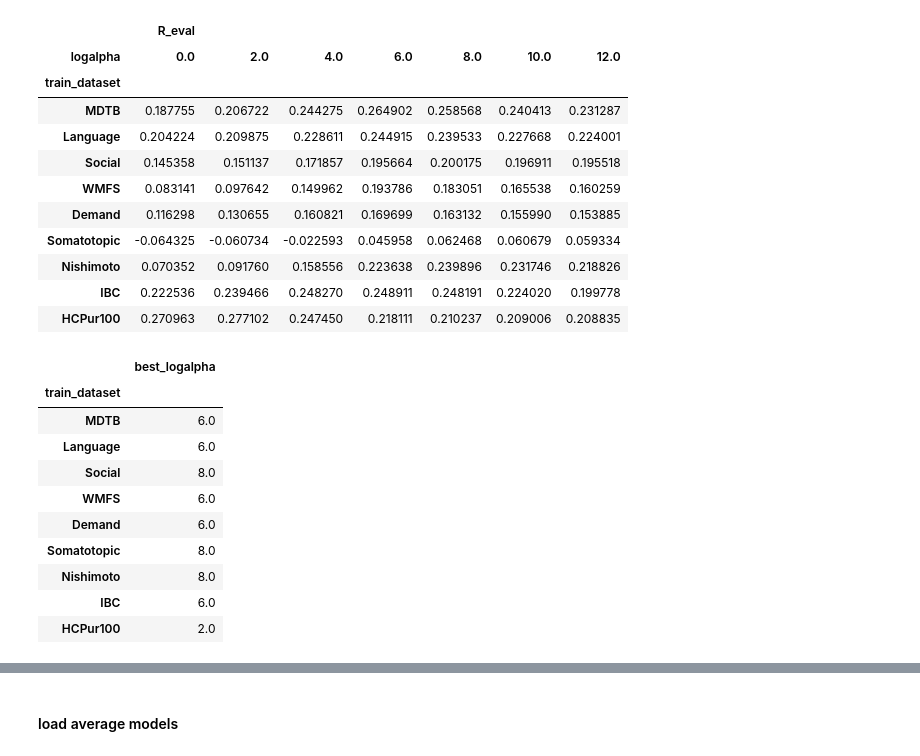
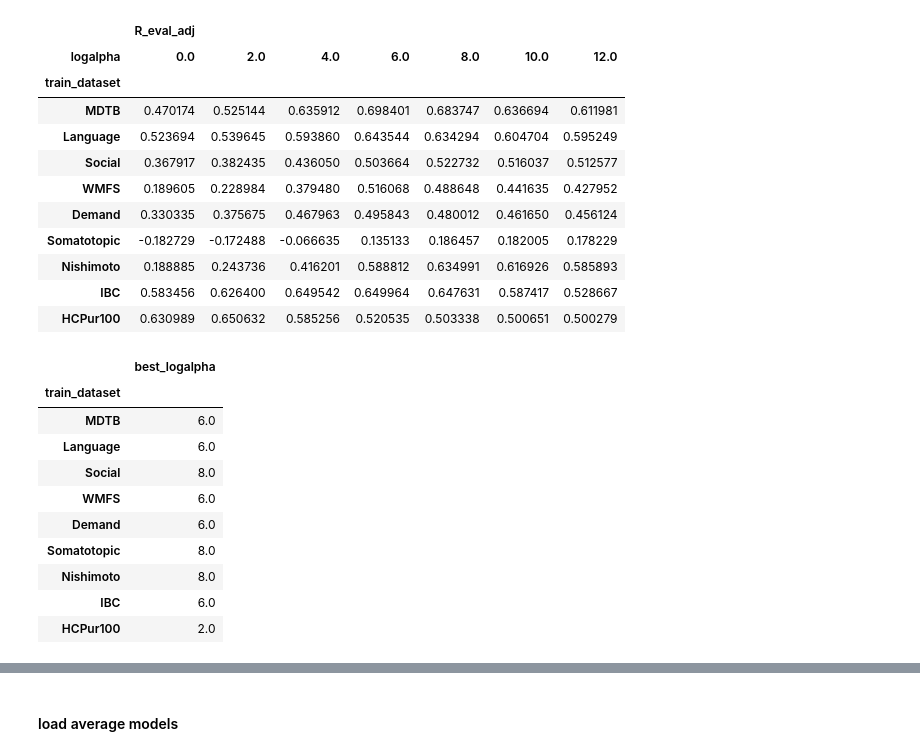
Before and after one commit to DiedrichsenLab/cortico_cereb_connectivity, a Jupyter notebook: notebooks/9. Method_comparison/group_model_comparison.ipynb, the cells around one changed output, grey strips where cells are left out. Drawn from its saved outputs; the diff is of its cells as text; code cells hidden in the pictures.

```diff
--- a/notebooks/9. Method_comparison/group_model_comparison.ipynb
+++ b/notebooks/9. Method_comparison/group_model_comparison.ipynb
@@ -51,27 +46,27 @@ df_NNLS.logalpha.fillna(-np.inf, inplace=True)
 # %%
 # group L2reg
 A = pd.pivot_table(df_L2reg[df_L2reg.train_dataset != df_L2reg.eval_dataset], index=['train_dataset'],
-                   columns=['logalpha'],values=['R_eval'],aggfunc='mean').reindex(train_ds_list)
+                   columns=['logalpha'],values=['R_eval_adj'],aggfunc='mean').reindex(train_ds_list)
 display(A)
 B = np.nan_to_num(A.values)
 ind = B.argmax(axis=1)
 log_a = np.array(A.columns.get_level_values(1)[ind])
 bestla = pd.DataFrame(log_a,index=A.index,columns=['best_logalpha'])
 display(bestla)
 df_L2reg['isbest'] = df_L2reg.logalpha.values == bestla.loc[df_L2reg.train_dataset].values.flatten()
 # %% [output]
-|  | R_eval |  |  |  |  |  |  |
+|  | R_eval_adj |  |  |  |  |  |  |
 | logalpha | 0.0 | 2.0 | 4.0 | 6.0 | 8.0 | 10.0 | 12.0 |
 | train_dataset |  |  |  |  |  |  |  |
-| MDTB | 0.187755 | 0.206722 | 0.244275 | 0.264902 | 0.258568 | 0.240413 | 0.231287 |
-| Language | 0.204224 | 0.209875 | 0.228611 | 0.244915 | 0.239533 | 0.227668 | 0.224001 |
-| Social | 0.145358 | 0.151137 | 0.171857 | 0.195664 | 0.200175 | 0.196911 | 0.195518 |
-| WMFS | 0.083141 | 0.097642 | 0.149962 | 0.193786 | 0.183051 | 0.165538 | 0.160259 |
-| Demand | 0.116298 | 0.130655 | 0.160821 | 0.169699 | 0.163132 | 0.155990 | 0.153885 |
-| Somatotopic | -0.064325 | -0.060734 | -0.022593 | 0.045958 | 0.062468 | 0.060679 | 0.059334 |
-| Nishimoto | 0.070352 | 0.091760 | 0.158556 | 0.223638 | 0.239896 | 0.231746 | 0.218826 |
-| IBC | 0.222536 | 0.239466 | 0.248270 | 0.248911 | 0.248191 | 0.224020 | 0.199778 |
-| HCPur100 | 0.270963 | 0.277102 | 0.247450 | 0.218111 | 0.210237 | 0.209006 | 0.208835 |
+| MDTB | 0.470174 | 0.525144 | 0.635912 | 0.698401 | 0.683747 | 0.636694 | 0.611981 |
+| Language | 0.523694 | 0.539645 | 0.593860 | 0.643544 | 0.634294 | 0.604704 | 0.595249 |
+| Social | 0.367917 | 0.382435 | 0.436050 | 0.503664 | 0.522732 | 0.516037 | 0.512577 |
+| WMFS | 0.189605 | 0.228984 | 0.379480 | 0.516068 | 0.488648 | 0.441635 | 0.427952 |
+| Demand | 0.330335 | 0.375675 | 0.467963 | 0.495843 | 0.480012 | 0.461650 | 0.456124 |
+| Somatotopic | -0.182729 | -0.172488 | -0.066635 | 0.135133 | 0.186457 | 0.182005 | 0.178229 |
+| Nishimoto | 0.188885 | 0.243736 | 0.416201 | 0.588812 | 0.634991 | 0.616926 | 0.585893 |
+| IBC | 0.583456 | 0.626400 | 0.649542 | 0.649964 | 0.647631 | 0.587417 | 0.528667 |
+| HCPur100 | 0.630989 | 0.650632 | 0.585256 | 0.520535 | 0.503338 | 0.500651 | 0.500279 |
 |  | best_logalpha |
 | train_dataset |  |
 | MDTB | 6.0 |
```
Also changed, not shown: parts of 10 cells of this notebook, 2 other files.
